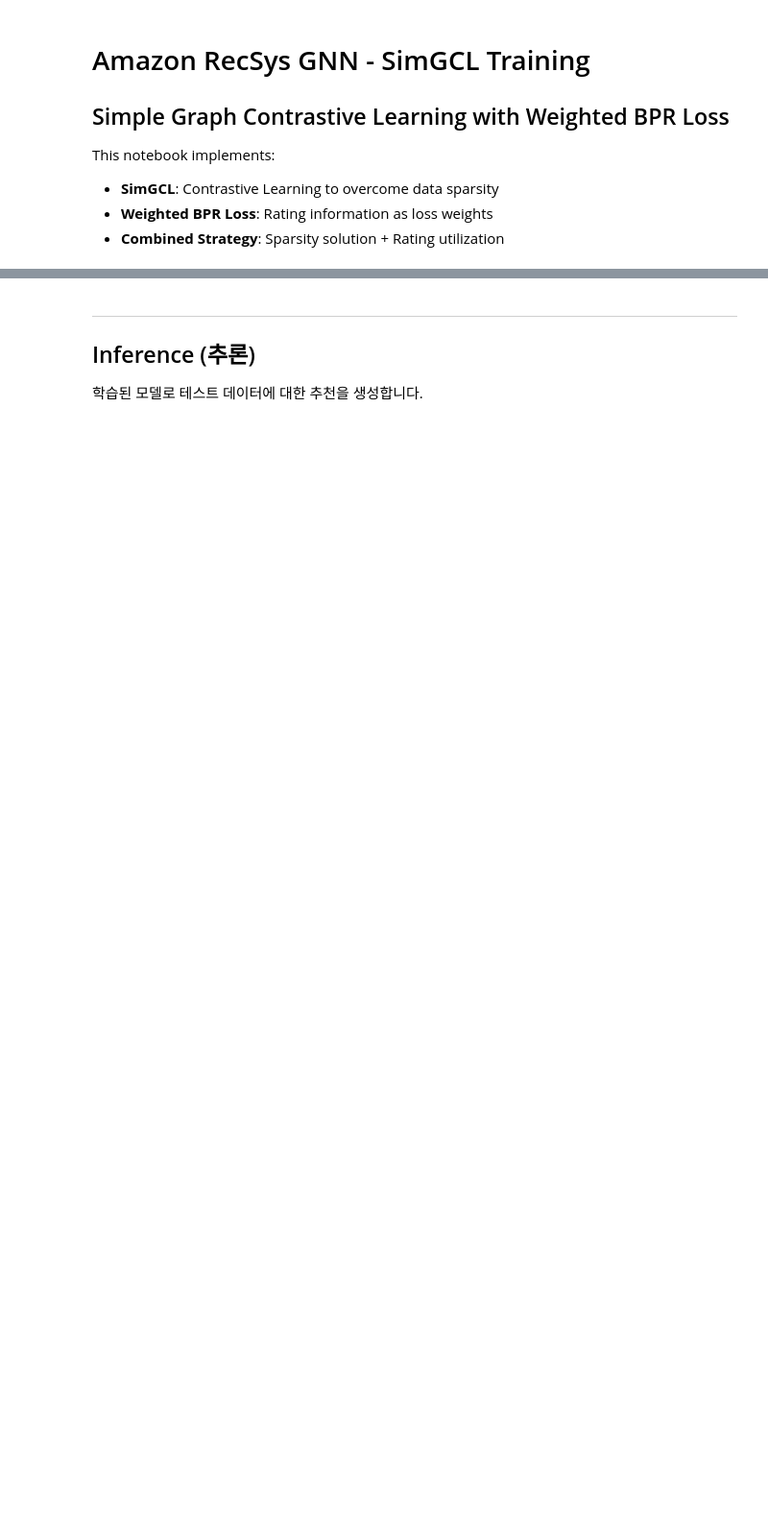
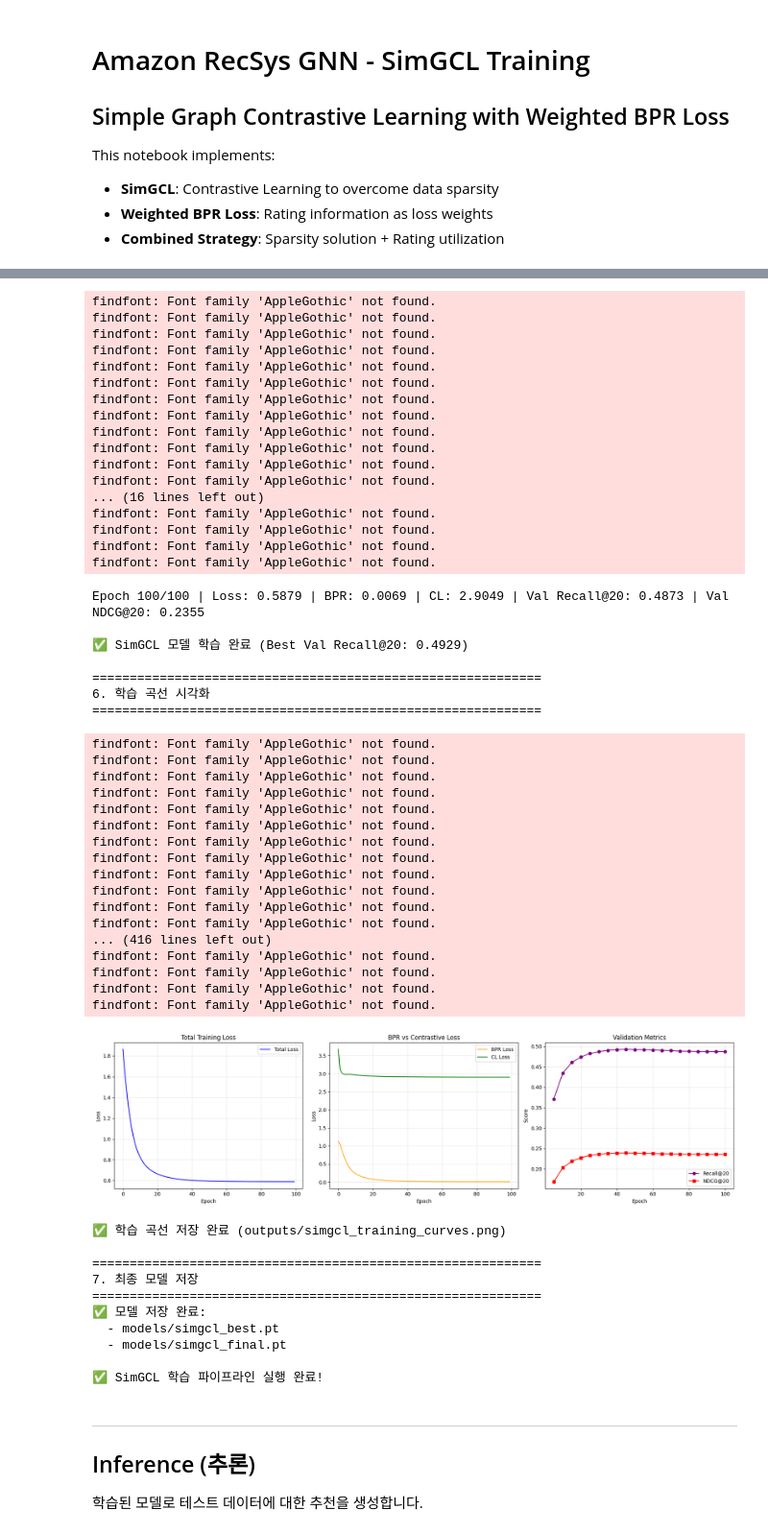
Before and after one commit to kbsooo/amazon-recsys, a Jupyter notebook: kaggle_train_simgcl.ipynb, the cells around one changed output, grey strips where cells are left out. Shown: that part at 96% size. Cells and saved outputs as stored; diff of their text form; code cells hidden in the pictures; blank space fills up the shorter version.

Commit message:
feat: update SimGCL model checkpoints and training curves

```diff
--- a/kaggle_train_simgcl.ipynb
+++ b/kaggle_train_simgcl.ipynb
@@ -189,8 +204,8 @@ import sys
 warnings.filterwarnings('ignore')
 
 # 한글 폰트
-plt.rc('font', family='AppleGothic')
-plt.rcParams['axes.unicode_minus'] = False
+# plt.rc('font', family='AppleGothic')
+# plt.rcParams['axes.unicode_minus'] = False
 
 #%%
 print("="*60)
@@ -526,3 +541,4 @@ print("  - models/simgcl_final.pt")
 print("\n✅ SimGCL 학습 파이프라인 실행 완료!")
 
 # %%
+# %% [output]
@@ -529,3 +562,55 @@ print("\n✅ SimGCL 학습 파이프라인 실행 완료!")
+findfont: Font family 'AppleGothic' not found.
+findfont: Font family 'AppleGothic' not found.
+findfont: Font family 'AppleGothic' not found.
+findfont: Font family 'AppleGothic' not found.
+findfont: Font family 'AppleGothic' not found.
+findfont: Font family 'AppleGothic' not found.
+findfont: Font family 'AppleGothic' not found.
+findfont: Font family 'AppleGothic' not found.
+findfont: Font family 'AppleGothic' not found.
+findfont: Font family 'AppleGothic' not found.
+findfont: Font family 'AppleGothic' not found.
+findfont: Font family 'AppleGothic' not found.
+... (16 lines left out)
+findfont: Font family 'AppleGothic' not found.
+findfont: Font family 'AppleGothic' not found.
+findfont: Font family 'AppleGothic' not found.
+findfont: Font family 'AppleGothic' not found.
+Epoch 100/100 | Loss: 0.5879 | BPR: 0.0069 | CL: 2.9049 | Val Recall@20: 0.4873 | Val NDCG@20: 0.2355
+
+✅ SimGCL 모델 학습 완료 (Best Val Recall@20: 0.4929)
+
+============================================================
+6. 학습 곡선 시각화
+============================================================
+findfont: Font family 'AppleGothic' not found.
+findfont: Font family 'AppleGothic' not found.
+findfont: Font family 'AppleGothic' not found.
+findfont: Font family 'AppleGothic' not found.
+findfont: Font family 'AppleGothic' not found.
+findfont: Font family 'AppleGothic' not found.
+findfont: Font family 'AppleGothic' not found.
+findfont: Font family 'AppleGothic' not found.
+findfont: Font family 'AppleGothic' not found.
+findfont: Font family 'AppleGothic' not found.
+findfont: Font family 'AppleGothic' not found.
+findfont: Font family 'AppleGothic' not found.
+... (416 lines left out)
+findfont: Font family 'AppleGothic' not found.
+findfont: Font family 'AppleGothic' not found.
+findfont: Font family 'AppleGothic' not found.
+findfont: Font family 'AppleGothic' not found.
+[figure, added]
+✅ 학습 곡선 저장 완료 (outputs/simgcl_training_curves.png)
+
+============================================================
+7. 최종 모델 저장
+============================================================
+✅ 모델 저장 완료:
+  - models/simgcl_best.pt
+  - models/simgcl_final.pt
+
+✅ SimGCL 학습 파이프라인 실행 완료!
 # %% [markdown]
 ---
 ## Inference (추론)
```
Also changed, not shown: parts of 5 cells of this notebook, 3 other files.
